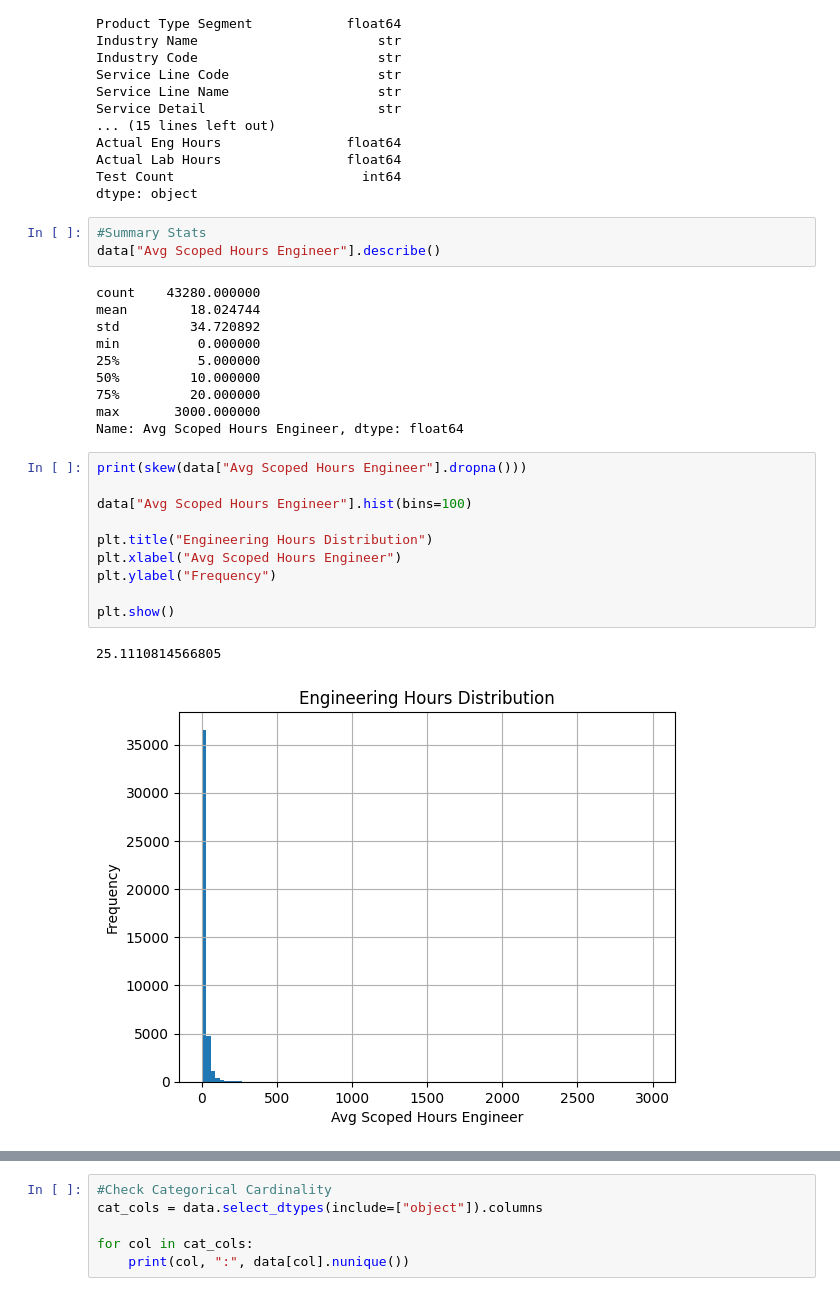
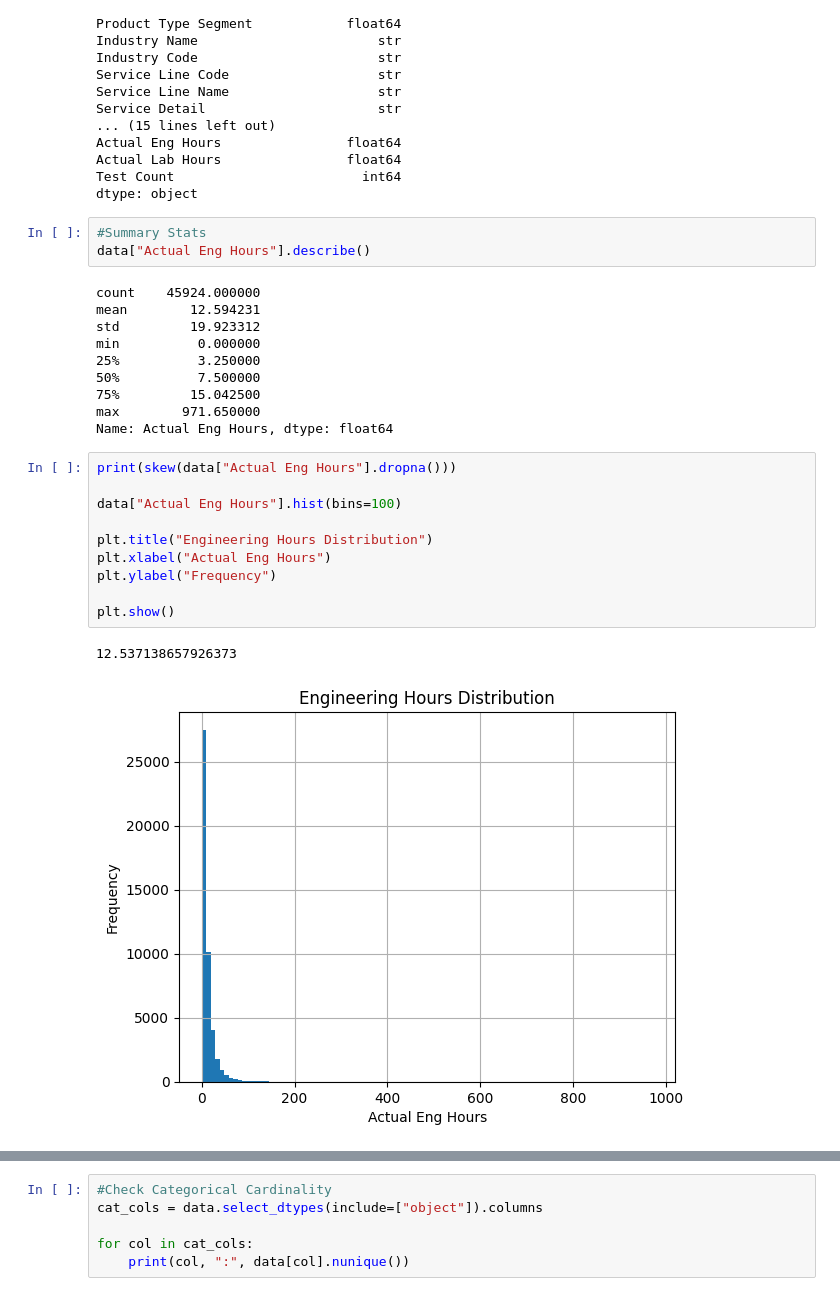
Before and after one commit to CelineAndroun03/CTECH-ML-MAY2026, a Jupyter notebook: scripts/EDA_ENG.ipynb, the cells around one changed output, grey strips where cells are left out. Saved outputs shown, nothing was run; the diff lists cells and outputs as text.

```diff
--- a/scripts/EDA_ENG.ipynb
+++ b/scripts/EDA_ENG.ipynb
@@ -117,30 +117,30 @@ Test Count                        int64
 dtype: object
 # %%
 #Summary Stats
-data["Avg Scoped Hours Engineer"].describe()
+data["Actual Eng Hours"].describe()
 # %% [output]
-count    43280.000000
-mean        18.024744
-std         34.720892
+count    45924.000000
+mean        12.594231
+std         19.923312
 min          0.000000
-25%          5.000000
-50%         10.000000
-75%         20.000000
-max       3000.000000
-Name: Avg Scoped Hours Engineer, dtype: float64
+25%          3.250000
+50%          7.500000
+75%         15.042500
+max        971.650000
+Name: Actual Eng Hours, dtype: float64
 # %%
-print(skew(data["Avg Scoped Hours Engineer"].dropna()))
+print(skew(data["Actual Eng Hours"].dropna()))
 
-data["Avg Scoped Hours Engineer"].hist(bins=100)
+data["Actual Eng Hours"].hist(bins=100)
 
 plt.title("Engineering Hours Distribution")
-plt.xlabel("Avg Scoped Hours Engineer")
+plt.xlabel("Actual Eng Hours")
 plt.ylabel("Frequency")
 
 plt.show()
 # %% [output]
-25.1110814566805
+12.537138657926373
-[figure, old version]
+[figure, new version]
 # %%
 #Boxplot for Outliers
 
```
Also changed, not shown: parts of 4 cells of this notebook.
